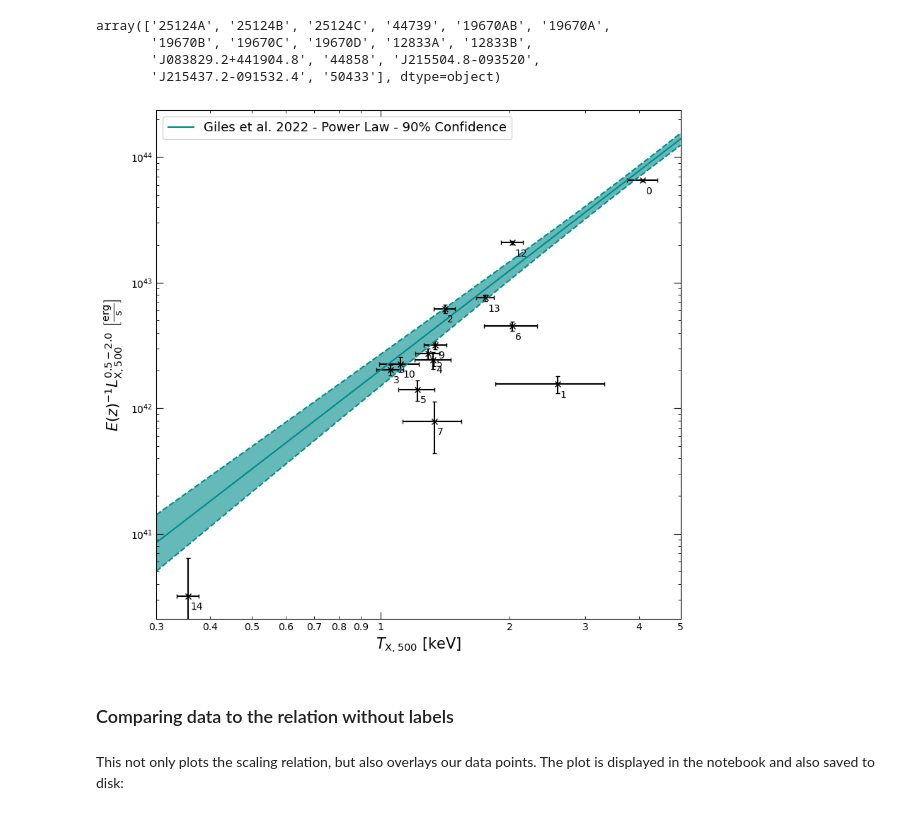
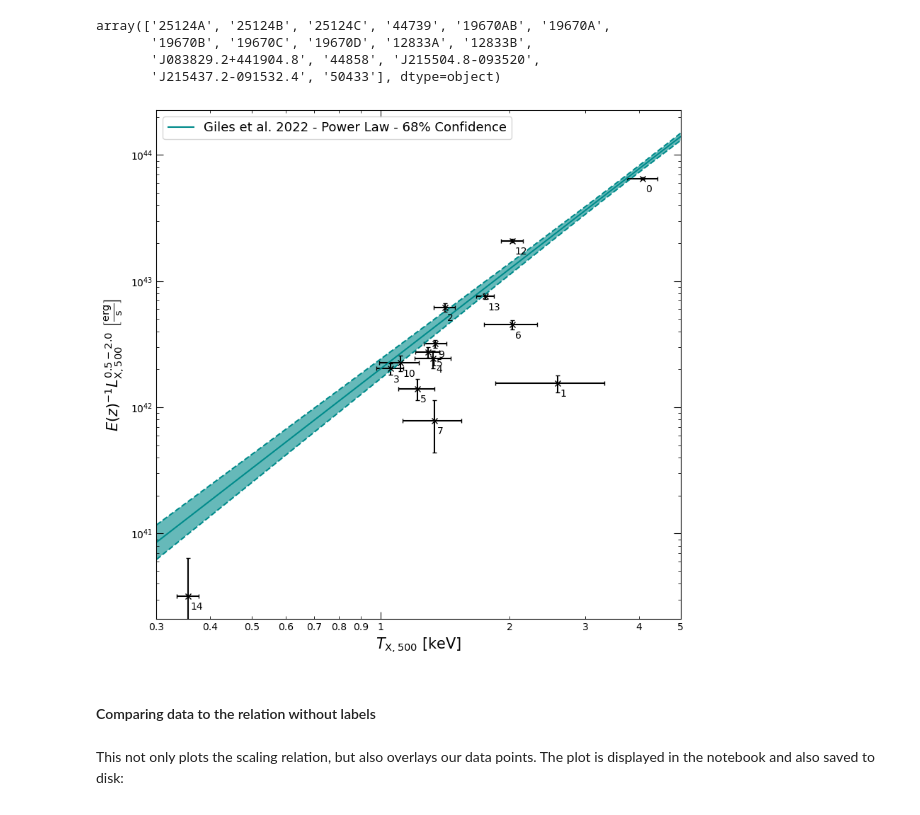
Before and after one commit to DavidT3/OVI_groups, a Jupyter notebook: notebooks/results_analyses/luminosity_temperature_comparisons.ipynb, the cells around one changed output. Saved outputs shown, nothing was run; the diff lists cells and outputs as text; code cells hidden in the pictures.

```diff
--- a/notebooks/results_analyses/luminosity_temperature_comparisons.ipynb
+++ b/notebooks/results_analyses/luminosity_temperature_comparisons.ipynb
@@ -89,13 +136,13 @@ array(['25124A', '25124B', '25124C', '44739', '19670AB', '19670A',
        'J083829.2+441904.8', '44858', 'J215504.8-093520',
        'J215437.2-091532.4', '50433'], dtype=object)
 # %%
-xcs_sdss_r500_52.view(x_lims=Quantity([0.3, 5], 'keV'), log_scale=True, label_points=True, conf_level=90,
-              plot_title='', figsize=(8.5, 8), point_label_offset=(0.005, -0.03),
+xcs_sdss_r500_52.view(x_lims=Quantity([0.3, 5], 'keV'), log_scale=True, label_points=True, conf_level=68,
+                      plot_title='', figsize=(8.5, 8), point_label_offset=(0.005, -0.03),
                       save_path="../../outputs/figures/tx_lx_relation_comp_pntlab.pdf")
 # %% [output]
-[figure, old version]
+[figure, new version]
 # %% [markdown]
-### Comparing data to the relation without labels
+#### Comparing data to the relation without labels
 # %% [markdown]
 This not only plots the scaling relation, but also overlays our data points. The plot is displayed in the notebook and also saved to disk:
 # %%
```
Also changed, not shown: parts of 21 cells of this notebook.
